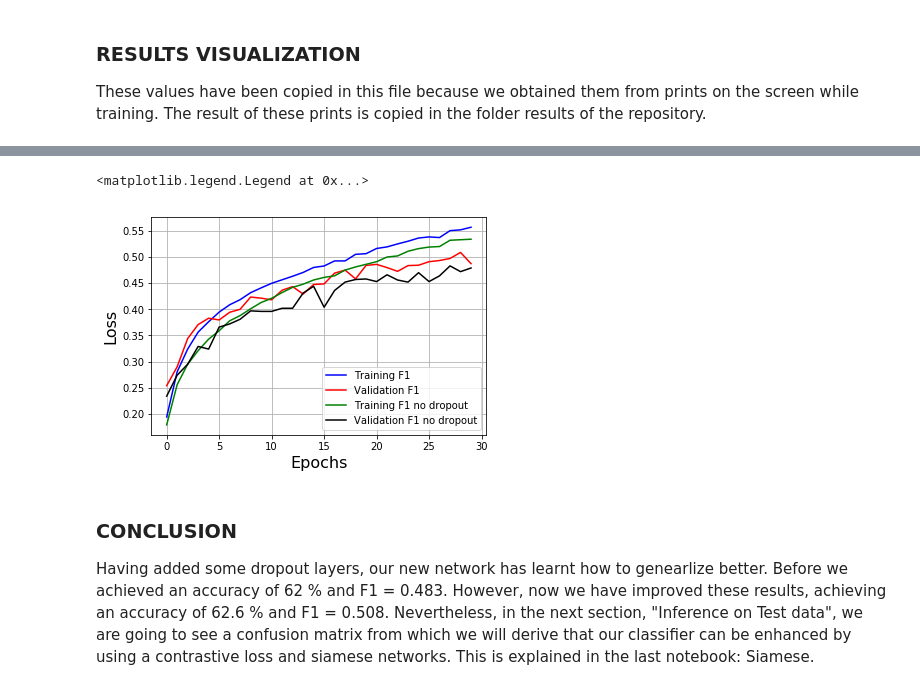
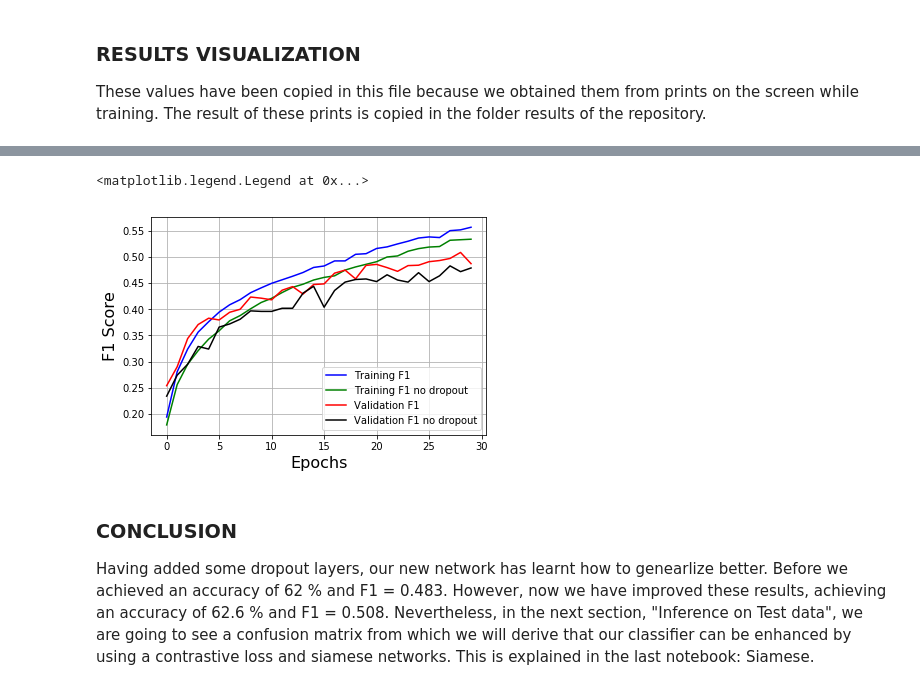
Before and after one commit to ppalaupuigdevall/snake-classification, a Jupyter notebook: Snake Classification-Dropout.ipynb, the cells around one changed output, grey strips where cells are left out. Cells and saved outputs as stored; diff of their text form; code cells hidden in the pictures.

```diff
--- a/Snake Classification-Dropout.ipynb
+++ b/Snake Classification-Dropout.ipynb
@@ -281,16 +281,16 @@ pylab.legend()
 # %%
 # F1 score
 pylab.grid()
 pylab.xlabel('Epochs', fontsize=16)
-pylab.ylabel('Loss', fontsize=16)
+pylab.ylabel('F1 Score', fontsize=16)
 t_l, = pylab.plot(range(30), train_F,'-b', label="Training F1")
+t_l_v = pylab.plot(range(30), train_F_vanilla,'-g', label="Training F1 no dropout")
 v_l, = pylab.plot(range(30),val_F, '-r',label="Validation F1")
-t_l_v = pylab.plot(range(30), train_F_vanilla,'-g', label="Training F1 no dropout")
 v_l_v, = pylab.plot(range(30),val_F_vanilla, '-k',label="Validation F1 no dropout")
 pylab.legend()
 # %% [output]
 <matplotlib.legend.Legend at 0x...>
-[figure, old version]
+[figure, new version]
 # %% [markdown]
 ### CONCLUSION
 Having added some dropout layers, our new network has learnt how to genearlize better. Before we achieved
```
Also changed, not shown: parts of 8 cells of this notebook, 3 other files.
